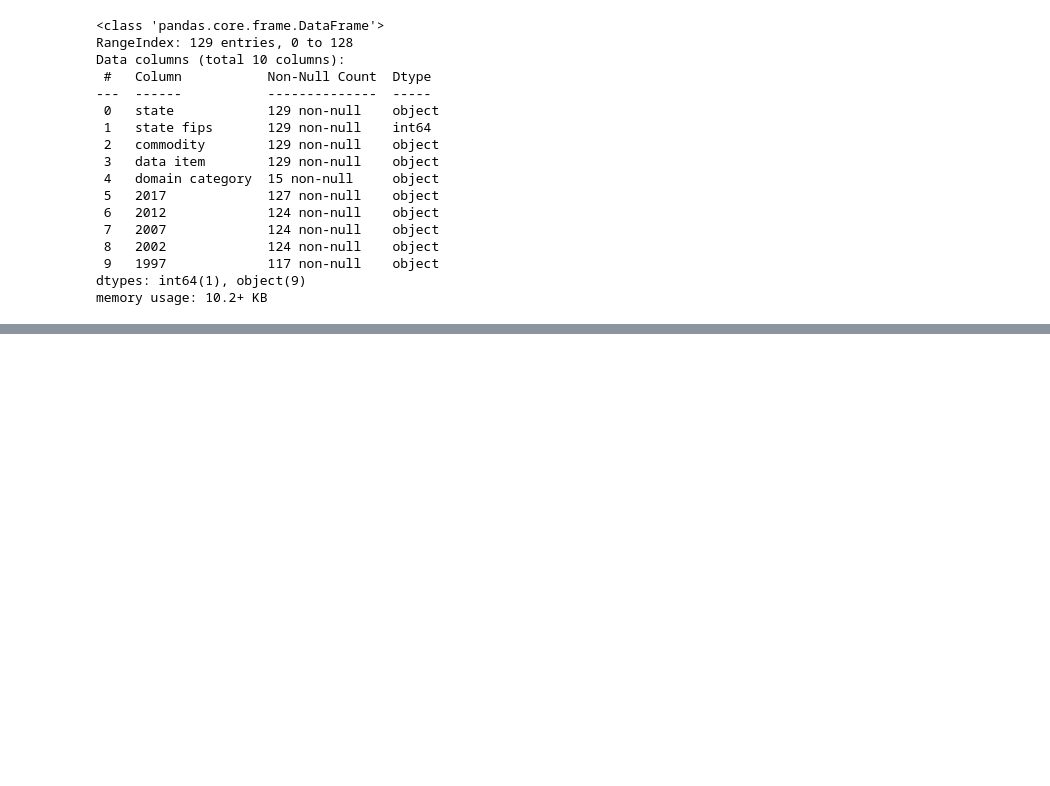
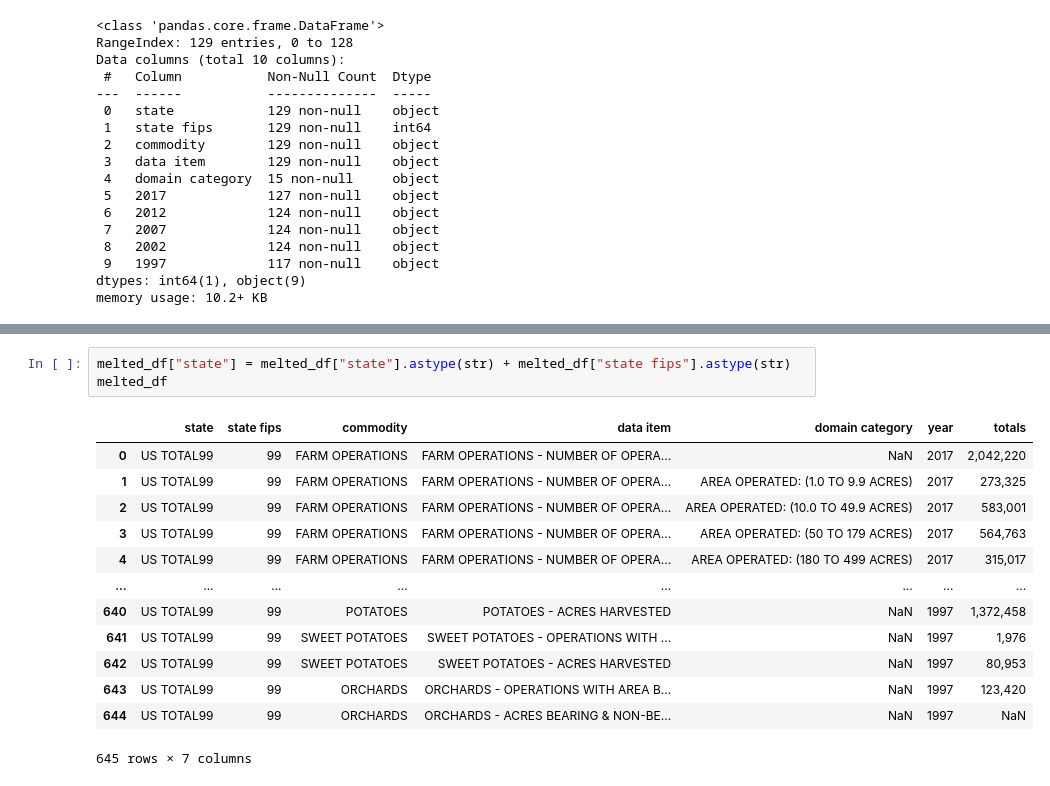
Before and after one commit to candacepedraza61/tidy-homework, a Jupyter notebook: tidy-homework.ipynb, the cells around one changed output, grey strips where cells are left out. Drawn from its saved outputs; the diff is of its cells as text; blank space fills up the shorter version.

Commit message:
tried combining some columns

```diff
--- a/tidy-homework.ipynb
+++ b/tidy-homework.ipynb
@@ -119,2 +119,19 @@ Data columns (total 7 columns):
 dtypes: int64(1), object(6)
 memory usage: 35.4+ KB
+# %%
+melted_df["state"] = melted_df["state"].astype(str) + melted_df["state fips"].astype(str)
+melted_df
+# %% [output]
+|  | state | state fips | commodity | data item | domain category | year | totals |
+| 0 | US TOTAL99 | 99 | FARM OPERATIONS | FARM OPERATIONS - NUMBER OF OPERA... | NaN | 2017 | 2,042,220 |
+| 1 | US TOTAL99 | 99 | FARM OPERATIONS | FARM OPERATIONS - NUMBER OF OPERA... | AREA OPERATED: (1.0 TO 9.9 ACRES) | 2017 | 273,325 |
+| 2 | US TOTAL99 | 99 | FARM OPERATIONS | FARM OPERATIONS - NUMBER OF OPERA... | AREA OPERATED: (10.0 TO 49.9 ACRES) | 2017 | 583,001 |
+| 3 | US TOTAL99 | 99 | FARM OPERATIONS | FARM OPERATIONS - NUMBER OF OPERA... | AREA OPERATED: (50 TO 179 ACRES) | 2017 | 564,763 |
+| 4 | US TOTAL99 | 99 | FARM OPERATIONS | FARM OPERATIONS - NUMBER OF OPERA... | AREA OPERATED: (180 TO 499 ACRES) | 2017 | 315,017 |
+| ... | ... | ... | ... | ... | ... | ... | ... |
+| 640 | US TOTAL99 | 99 | POTATOES | POTATOES - ACRES HARVESTED | NaN | 1997 | 1,372,458 |
+| 641 | US TOTAL99 | 99 | SWEET POTATOES | SWEET POTATOES - OPERATIONS WITH ... | NaN | 1997 | 1,976 |
+| 642 | US TOTAL99 | 99 | SWEET POTATOES | SWEET POTATOES - ACRES HARVESTED | NaN | 1997 | 80,953 |
+| 643 | US TOTAL99 | 99 | ORCHARDS | ORCHARDS - OPERATIONS WITH AREA B... | NaN | 1997 | 123,420 |
+| 644 | US TOTAL99 | 99 | ORCHARDS | ORCHARDS - ACRES BEARING & NON-BE... | NaN | 1997 | NaN |
+645 rows × 7 columns
```
Also changed, not shown: parts of 4 cells of this notebook.
